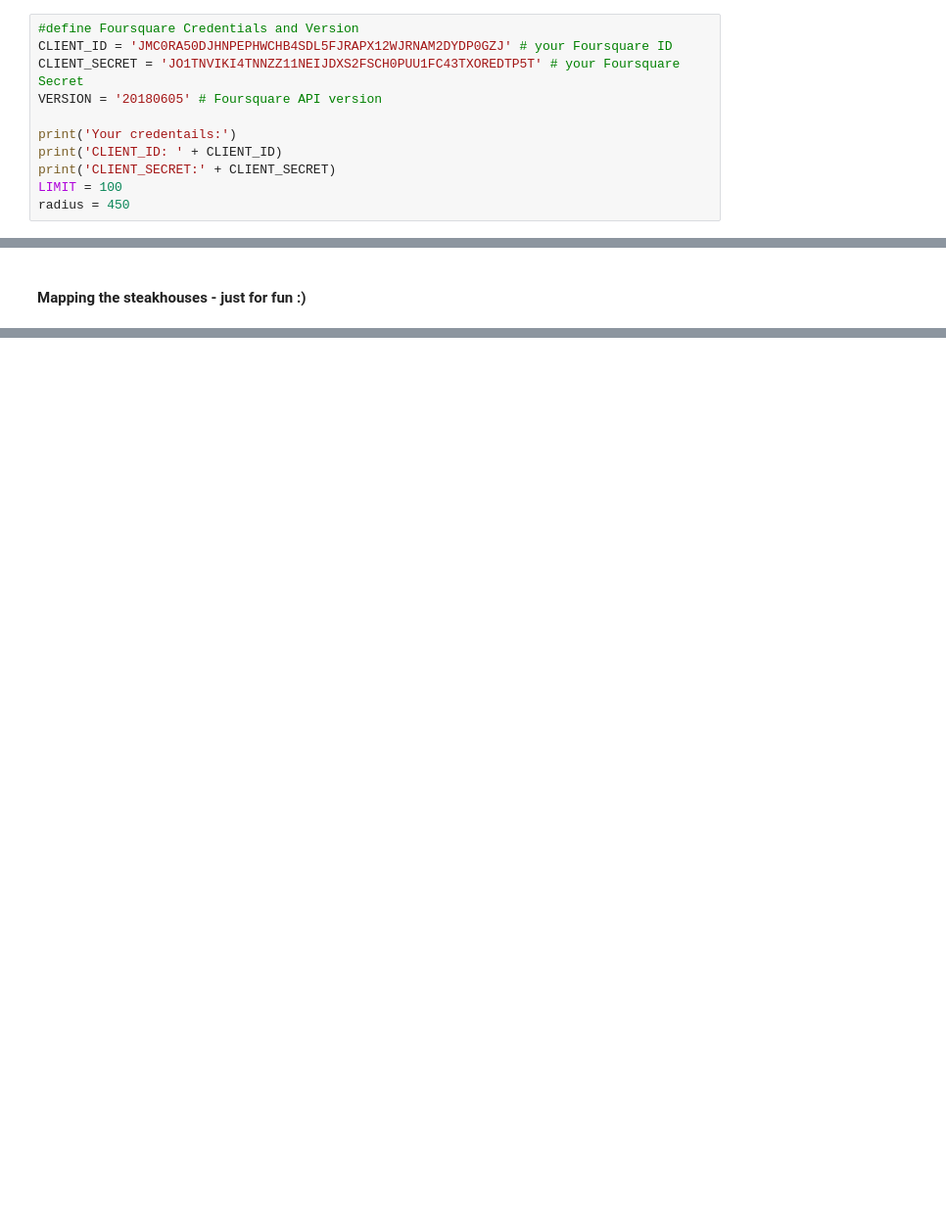
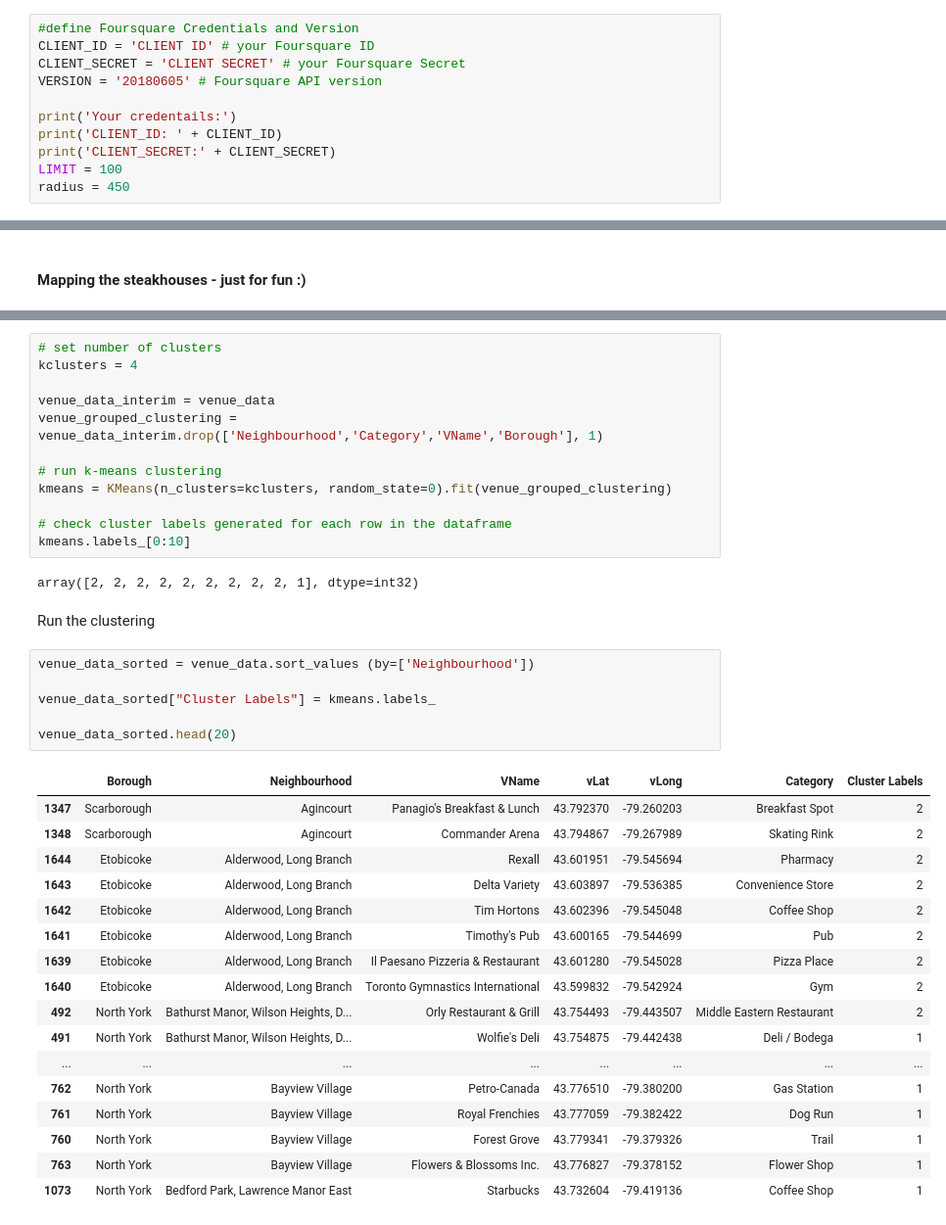
Before and after one commit to bij5500/Coursera_Capstone, a Jupyter notebook: Coursera Capstone ML with Python (IBM) - Part 3.ipynb, the cells around one changed output, grey strips where cells are left out. Shown at 98% size. Saved outputs shown, nothing was run; the diff lists cells and outputs as text; blank space fills up the shorter version.

```diff
--- a/Coursera Capstone ML with Python (IBM) - Part 3.ipynb
+++ b/Coursera Capstone ML with Python (IBM) - Part 3.ipynb
@@ -173,7 +176,7 @@ map_toronto
 # %%
 #define Foursquare Credentials and Version
-CLIENT_ID = 'JMC0RA50DJHNPEPHWCHB4SDL5FJRAPX12WJRNAM2DYDP0GZJ' # your Foursquare ID
-CLIENT_SECRET = 'JO1TNVIKI4TNNZZ11NEIJDXS2FSCH0PUU1FC43TXOREDTP5T' # your Foursquare Secret
+CLIENT_ID = 'CLIENT ID' # your Foursquare ID
+CLIENT_SECRET = 'CLIENT SECRET' # your Foursquare Secret
 VERSION = '20180605' # Foursquare API version
 
 print('Your credentails:')
@@ -312,0 +318,40 @@ map_steakhouses
+# %%
+# set number of clusters
+kclusters = 4
+
+venue_data_interim = venue_data
+venue_grouped_clustering = venue_data_interim.drop(['Neighbourhood','Category','VName','Borough'], 1)
+
+# run k-means clustering
+kmeans = KMeans(n_clusters=kclusters, random_state=0).fit(venue_grouped_clustering)
+
+# check cluster labels generated for each row in the dataframe
+kmeans.labels_[0:10]
+# %% [output]
+array([2, 2, 2, 2, 2, 2, 2, 2, 2, 1], dtype=int32)
+# %% [markdown]
+Run the clustering
+# %%
+venue_data_sorted = venue_data.sort_values (by=['Neighbourhood'])
+
+venue_data_sorted["Cluster Labels"] = kmeans.labels_
+
+venue_data_sorted.head(20)
+# %% [output]
+|  | Borough | Neighbourhood | VName | vLat | vLong | Category | Cluster Labels |
+| 1347 | Scarborough | Agincourt | Panagio's Breakfast & Lunch | 43.792370 | -79.260203 | Breakfast Spot | 2 |
+| 1348 | Scarborough | Agincourt | Commander Arena | 43.794867 | -79.267989 | Skating Rink | 2 |
+| 1644 | Etobicoke | Alderwood, Long Branch | Rexall | 43.601951 | -79.545694 | Pharmacy | 2 |
+| 1643 | Etobicoke | Alderwood, Long Branch | Delta Variety | 43.603897 | -79.536385 | Convenience Store | 2 |
+| 1642 | Etobicoke | Alderwood, Long Branch | Tim Hortons | 43.602396 | -79.545048 | Coffee Shop | 2 |
+| 1641 | Etobicoke | Alderwood, Long Branch | Timothy's Pub | 43.600165 | -79.544699 | Pub | 2 |
+| 1639 | Etobicoke | Alderwood, Long Branch | Il Paesano Pizzeria & Restaurant | 43.601280 | -79.545028 | Pizza Place | 2 |
+| 1640 | Etobicoke | Alderwood, Long Branch | Toronto Gymnastics International | 43.599832 | -79.542924 | Gym | 2 |
+| 492 | North York | Bathurst Manor, Wilson Heights, D... | Orly Restaurant & Grill | 43.754493 | -79.443507 | Middle Eastern Restaurant | 2 |
+| 491 | North York | Bathurst Manor, Wilson Heights, D... | Wolfie's Deli | 43.754875 | -79.442438 | Deli / Bodega | 1 |
+| ... | ... | ... | ... | ... | ... | ... | ... |
+| 762 | North York | Bayview Village | Petro-Canada | 43.776510 | -79.380200 | Gas Station | 1 |
+| 761 | North York | Bayview Village | Royal Frenchies | 43.777059 | -79.382422 | Dog Run | 1 |
+| 760 | North York | Bayview Village | Forest Grove | 43.779341 | -79.379326 | Trail | 1 |
+| 763 | North York | Bayview Village | Flowers & Blossoms Inc. | 43.776827 | -79.378152 | Flower Shop | 1 |
+| 1073 | North York | Bedford Park, Lawrence Manor East | Starbucks | 43.732604 | -79.419136 | Coffee Shop | 1 |
```
Also changed, not shown: parts of 13 cells of this notebook.
